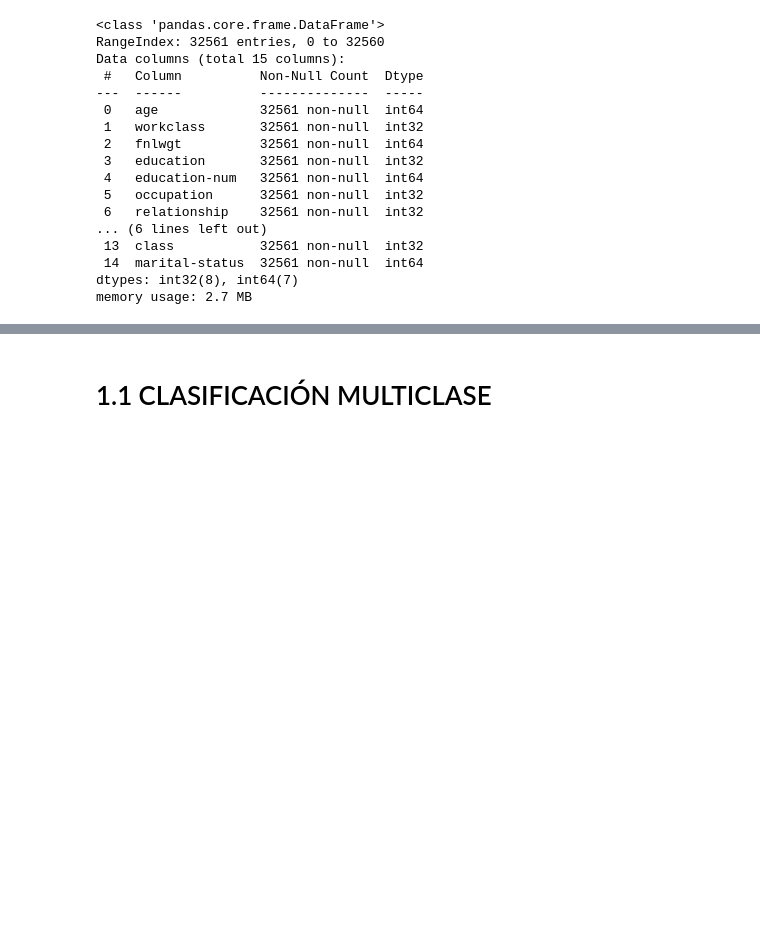
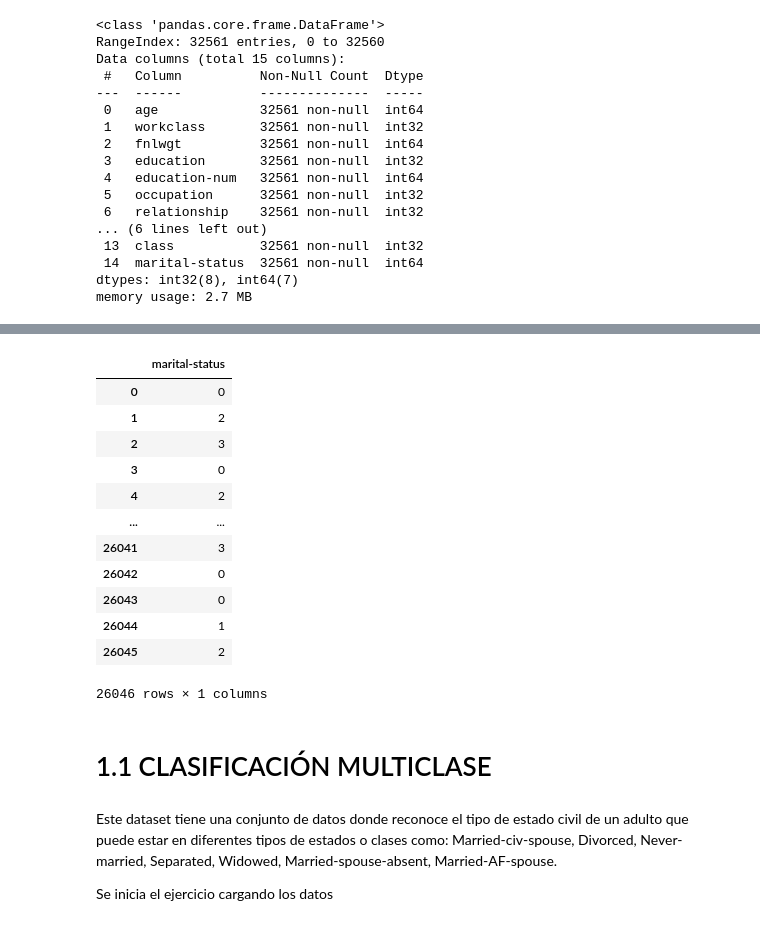
Before and after one commit to Gonzales-Franz-Reinaldo/SIS420-AI, a Jupyter notebook: Laboratorios/LAB-03/Regresion_Logistica_Multiclase.ipynb, the cells around one changed output, grey strips where cells are left out. Cells and saved outputs as stored; diff of their text form; code cells hidden in the pictures; blank space fills up the shorter version.

```diff
--- a/Laboratorios/LAB-03/Regresion_Logistica_Multiclase.ipynb
+++ b/Laboratorios/LAB-03/Regresion_Logistica_Multiclase.ipynb
@@ -223,2 +332,24 @@ data
+# %%
+# Mostramos los datos de y_train
+y_train
+# %% [output]
+|  | marital-status |
+| 0 | 0 |
+| 1 | 2 |
+| 2 | 3 |
+| 3 | 0 |
+| 4 | 2 |
+| ... | ... |
+| 26041 | 3 |
+| 26042 | 0 |
+| 26043 | 0 |
+| 26044 | 1 |
+| 26045 | 2 |
+26046 rows × 1 columns
 # %% [markdown]
 # 1.1 CLASIFICACIÓN MULTICLASE
+# %% [markdown]
+Este dataset tiene una conjunto de datos donde reconoce el tipo de estado civil de un adulto que puede estar
+en diferentes tipos de estados o clases como: Married-civ-spouse, Divorced, Never-married, Separated, Widowed, Married-spouse-absent, Married-AF-spouse.
+
+Se inicia el ejercicio cargando los datos
```
Also changed, not shown: parts of 29 cells of this notebook, 1 other file.
